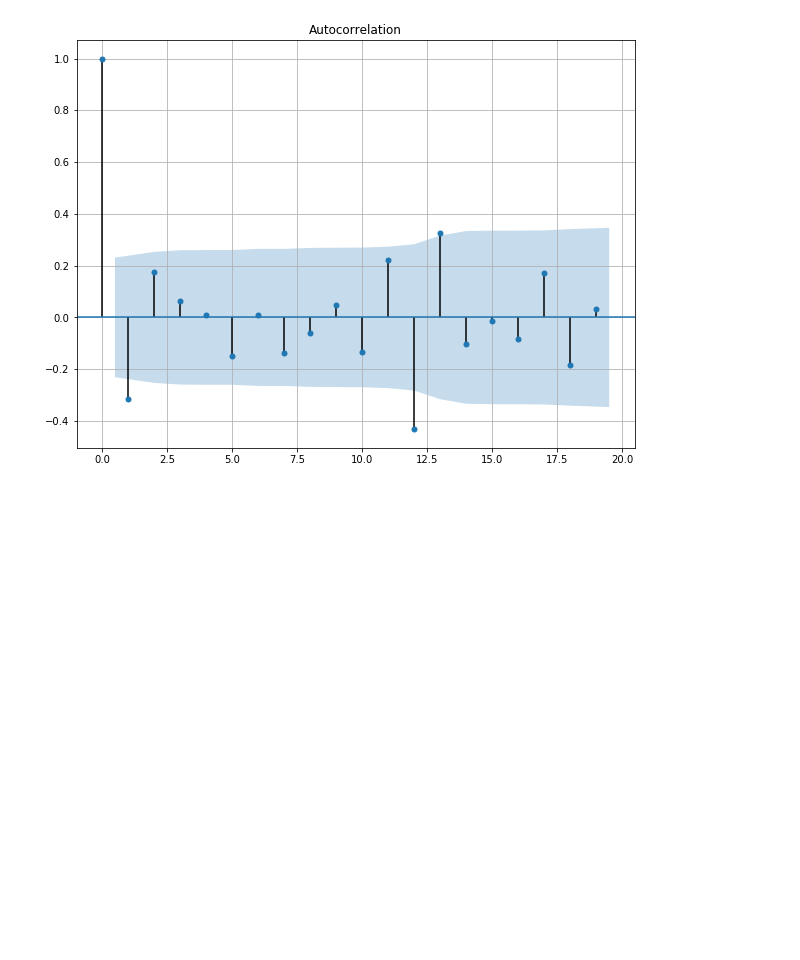
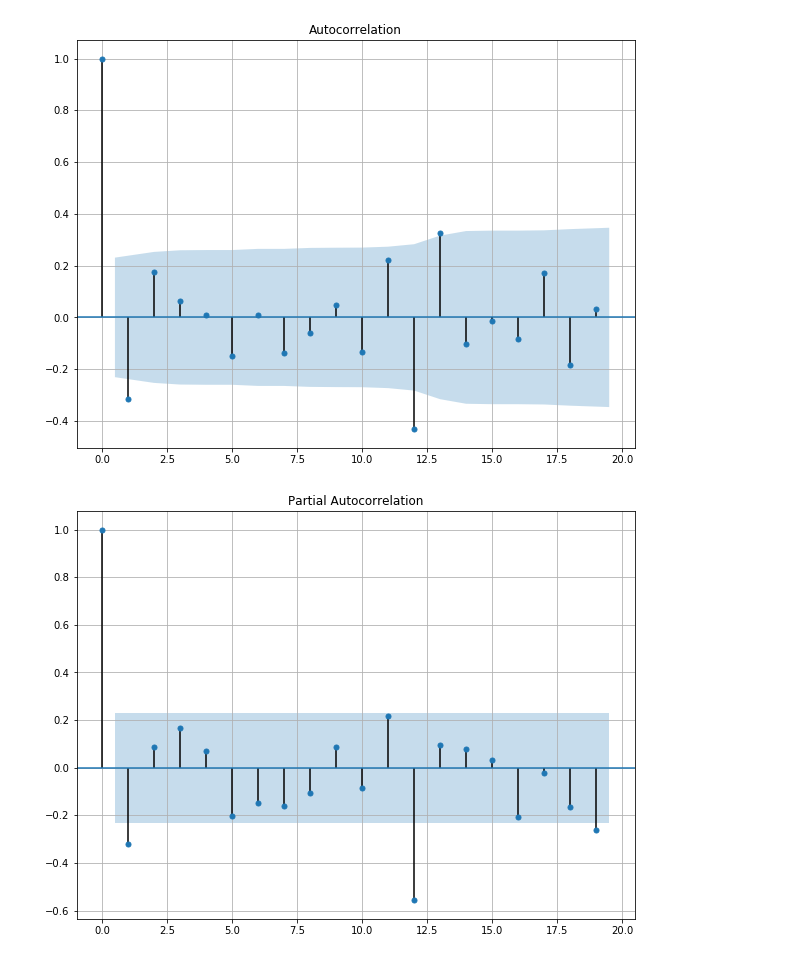
Before and after one commit to meldevigolsen/DMI, a Jupyter notebook: sarimax.ipynb, the cells around one changed output. Drawn from its saved outputs; the diff is of its cells as text; code cells hidden in the pictures; blank space fills up the shorter version.

```diff
--- a/sarimax.ipynb
+++ b/sarimax.ipynb
@@ -54,14 +58,18 @@ pyplot.grid()
 # %%
 model = SARIMAX(data, order=(0,1,0), seasonal_order=(0,1,0,12))
 model_fit: SARIMAXResults = model.fit(disp=0)
 plot_forecast(data, model_fit)
 
 fig: pyplot.Figure = plot_acf(model_fit.resid)
 fig.set_size_inches(10,7.5)
 pyplot.grid()
+fig: pyplot.Figure = plot_pacf(model_fit.resid)
+fig.set_size_inches(10,7.5)
+pyplot.grid()
 # %% [output]
 [figure]
 [figure]
+[figure, added]
 # %%
 model = SARIMAX(data, order=(0,1,1), seasonal_order=(0,1,0,12))
 model_fit: SARIMAXResults = model.fit(disp=0)
```
Also changed, not shown: parts of 7 cells of this notebook, 6 other files.
